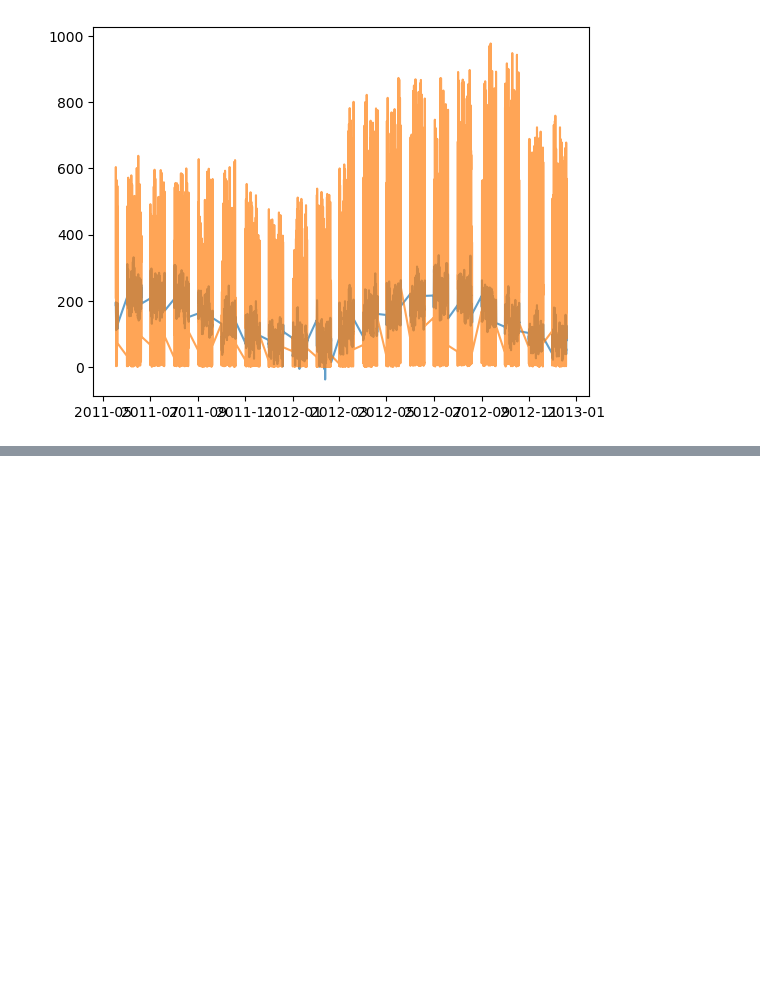
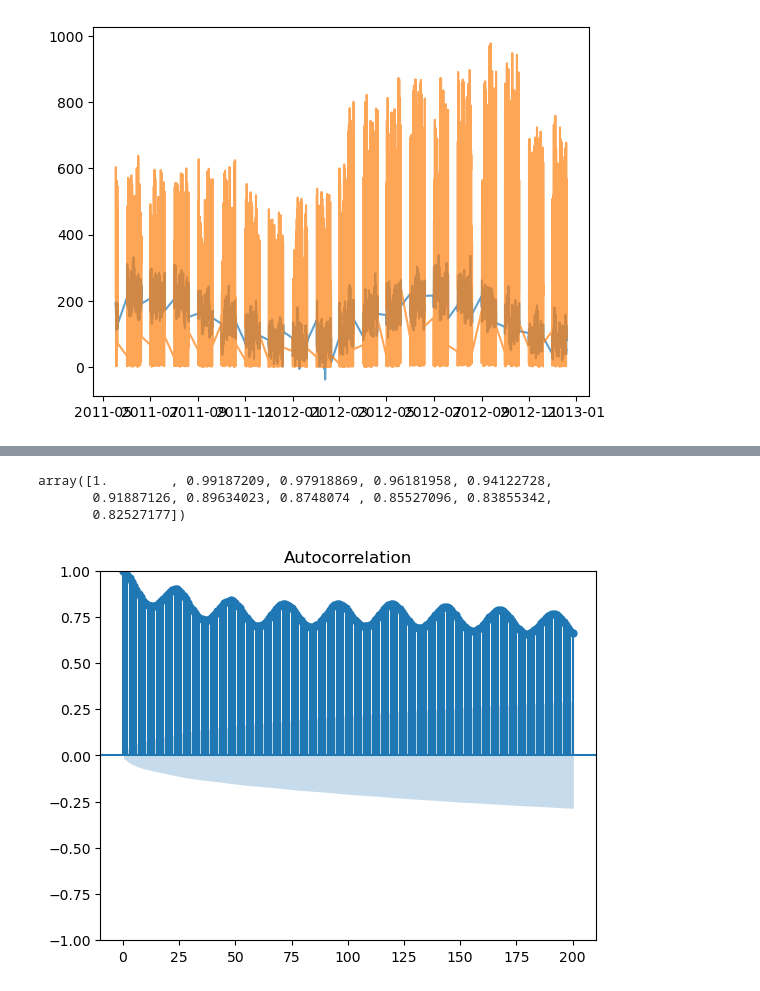
Before and after one commit to borisov5/Machine-Learning-September-2023, a Jupyter notebook: 09. Time Series/lecture.ipynb, the cells around one changed output, grey strips where cells are left out. Drawn from its saved outputs; the diff is of its cells as text; code cells hidden in the pictures; blank space fills up the shorter version.

```diff
--- a/09. Time Series/lecture.ipynb
+++ b/09. Time Series/lecture.ipynb
@@ -391,0 +460,11 @@ plt.show()
+# %%
+acf(bike_attributes.temp, nlags=10)
+# %% [output]
+array([1.        , 0.99187209, 0.97918869, 0.96181958, 0.94122728,
+       0.91887126, 0.89634023, 0.8748074 , 0.85527096, 0.83855342,
+       0.82527177])
+# %%
+plot_acf(bike_attributes.temp, lags=200)
+plt.show()
+# %% [output]
+[figure, added]
```
Also changed, not shown: parts of 42 cells of this notebook.
